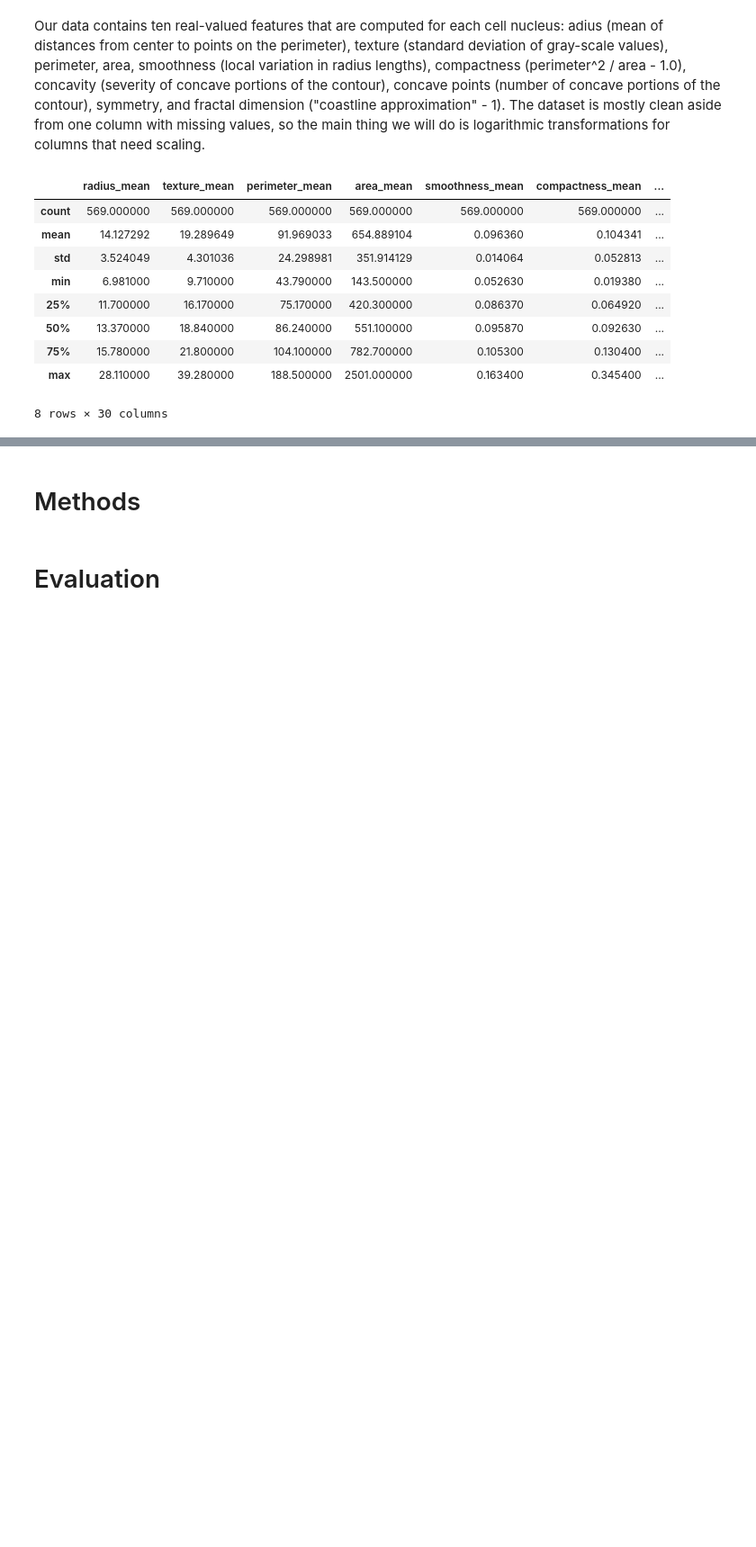
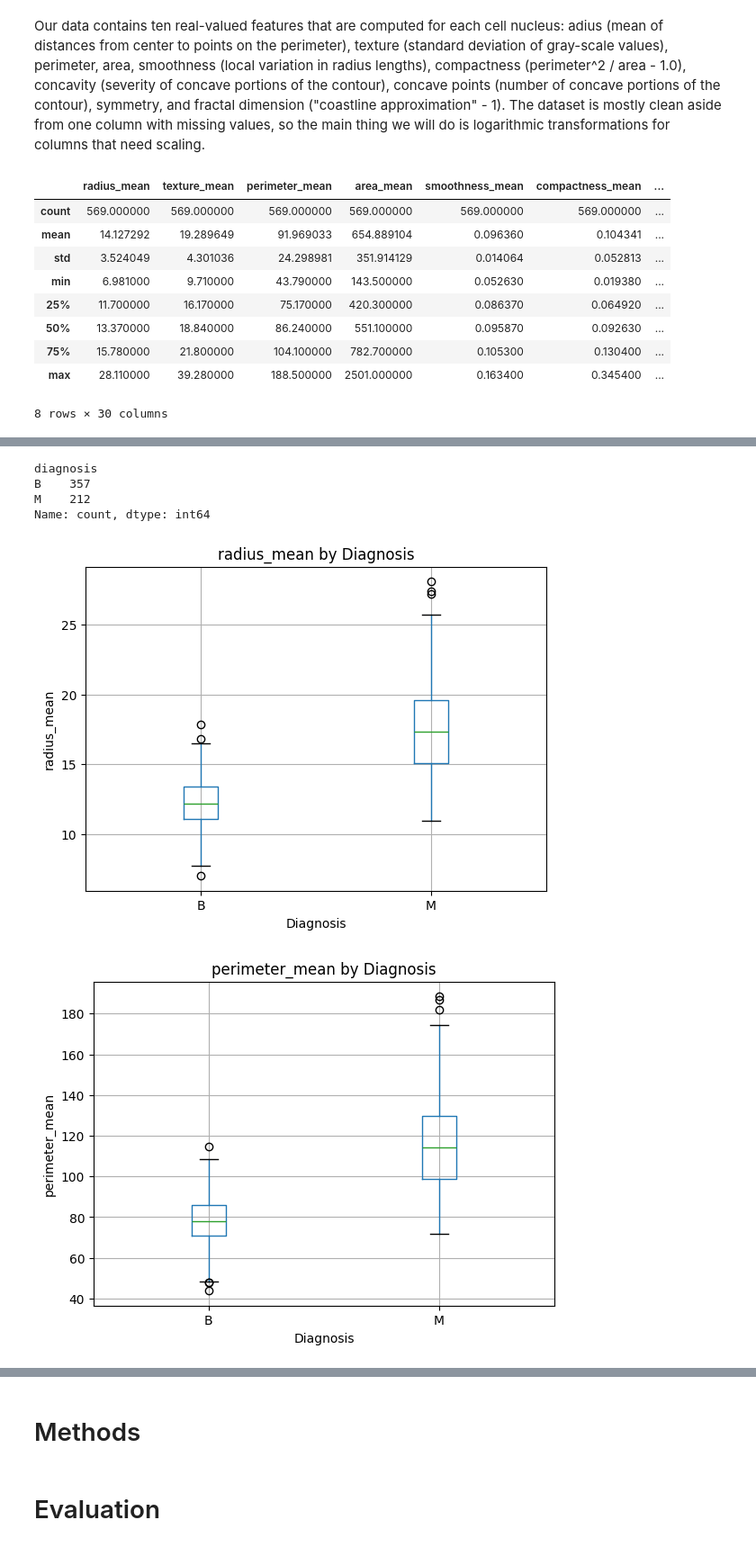
Before and after one commit to J-CYN/Analytics1Final, a Jupyter notebook: finalproject.ipynb, the cells around one changed output, grey strips where cells are left out. Shown at 90% size. Drawn from its saved outputs; the diff is of its cells as text; code cells hidden in the pictures; blank space fills up the shorter version.

```diff
--- a/finalproject.ipynb
+++ b/finalproject.ipynb
@@ -64,0 +65,26 @@ memory usage: 137.9+ KB
+# %%
+df["diagnosis"].value_counts()
+# %% [output]
+diagnosis
+B    357
+M    212
+Name: count, dtype: int64
+# %%
+important_features = [
+    "radius_mean",
+    "perimeter_mean",
+    "area_mean",
+    "concave points_mean",
+    "concavity_mean"
+]
+
+for feature in important_features:
+    df.boxplot(column=feature, by="diagnosis")
+    plt.title(f"{feature} by Diagnosis")
+    plt.suptitle("")
+    plt.xlabel("Diagnosis")
+    plt.ylabel(feature)
+    plt.show()
+# %% [output]
+[figure, added]
+[figure, added]
```
Also changed, not shown: parts of 18 cells of this notebook.
